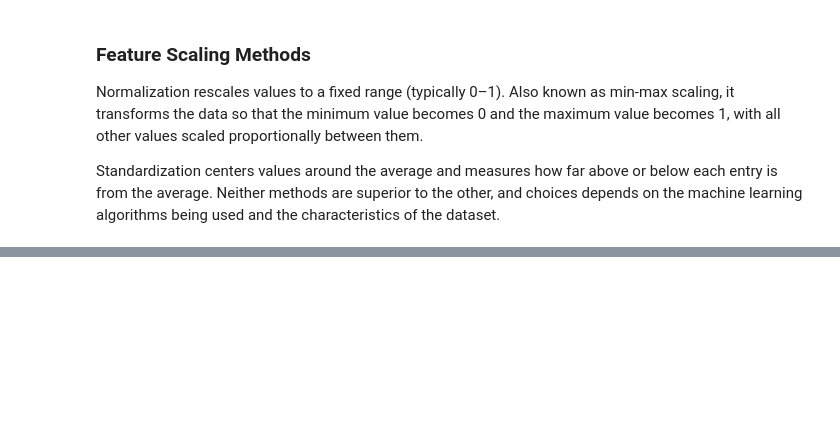
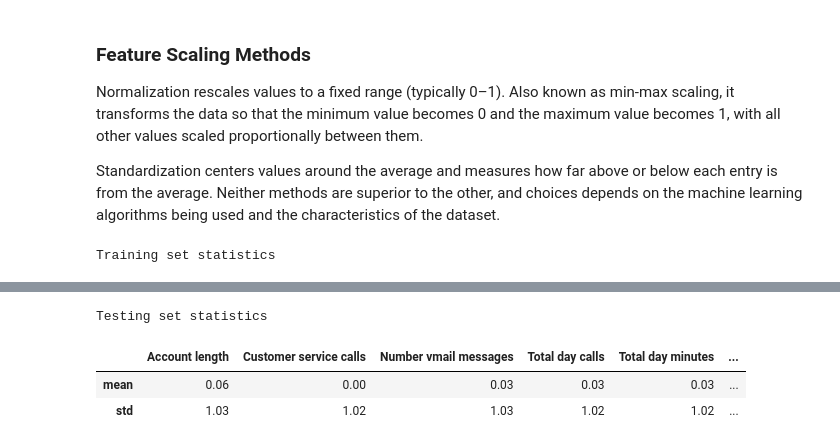
Before and after one commit to notduey/ChurnML, a Jupyter notebook: notebooks/level_1/task_1/task_1_data_preprocessing.ipynb, the cells around one changed output, grey strips where cells are left out. Saved outputs shown, nothing was run; the diff lists cells and outputs as text; code cells hidden in the pictures; blank space fills up the shorter version.

Commit message:
Refactor preprocessing to use provided train-test split

```diff
--- a/notebooks/level_1/task_1/task_1_data_preprocessing.ipynb
+++ b/notebooks/level_1/task_1/task_1_data_preprocessing.ipynb
@@ -327,13 +303,19 @@ The target variable is imbalanced, with approximately 85% of customers not churn
-# %%
-from sklearn.preprocessing import StandardScaler
-
-# Initialize scaler
-scaler = StandardScaler()
-
-# Fit scaler on training data
-scaler.fit(X_train[columns_to_scale]) # Scaler learns training mean and std
-
-# Transform data using scaling parameters from training data only
-X_train[columns_to_scale] = scaler.transform(X_train[columns_to_scale])
-X_test[columns_to_scale] = scaler.transform(X_test[columns_to_scale])
+# %%
+# Load test data
+df_test = pd.read_csv(DATA_DIR / 'raw/churn/churn-bigml-20.csv')
+
+# Apply same preprocessing decisions
+df_test = df_test.drop("State", axis=1) # drop State column
+
+for column in binary_columns: # encode binary columns
+    df_test[column] = df_test[column].map({
+        "Yes": 1,
+        "No": 0
+    })
+
+df_test = df_test.drop(columns=redundant_columns) # drop collinear columns
+
+# Separate features and target
+X_test = df_test.drop("Churn", axis=1) # features
+y_test = df_test["Churn"] # target
 # %% [markdown]
@@ -382,15 +345,21 @@ Standardization centers values around the average and measures how far above or
 from sklearn.preprocessing import StandardScaler
 
 # Initialize scaler
-scalar = StandardScaler()
+scaler = StandardScaler()
 
 # Fit scaler on training data
-X_train[columns_to_scale] = scalar.fit_transform(X_train[columns_to_scale])
+X_train[columns_to_scale] = scaler.fit_transform(X_train[columns_to_scale])
 
 # Apply same training-based scaling parameters to test data
 X_test[columns_to_scale] = scaler.transform(X_test[columns_to_scale]) # only transform
 # %%
 # Check that scaled training features now have mean ~0 and std ~1
-X_train[columns_to_scale].agg(["mean", "std"]).round(2)
+print("Training set statistics")
+display(X_train[columns_to_scale].agg(["mean", "std"]).round(2))
+
+# Check scaled test features have similar mean and std to training features
+print("Testing set statistics")
+display(X_test[columns_to_scale].agg(["mean", "std"]).round(2))
 # %% [output]
+Training set statistics
 |  | Account length | Customer service calls | Number vmail messages | Total day calls | Total day minutes | ... |
@@ -398,3 +367,7 @@ X_train[columns_to_scale].agg(["mean", "std"]).round(2)
 | std | 1.0 | 1.0 | 1.0 | 1.0 | 1.0 | ... |
+Testing set statistics
+|  | Account length | Customer service calls | Number vmail messages | Total day calls | Total day minutes | ... |
+| mean | 0.06 | 0.00 | 0.03 | 0.03 | 0.03 | ... |
+| std | 1.03 | 1.02 | 1.03 | 1.02 | 1.02 | ... |
 # %%
 # Final dataset snapshot
```
Also changed, not shown: parts of 19 cells of this notebook, 8 other files.
